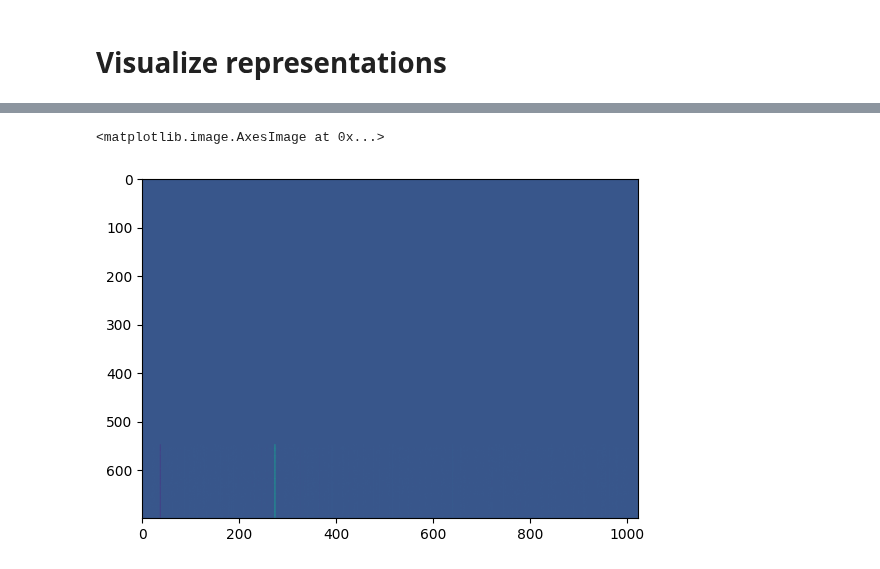
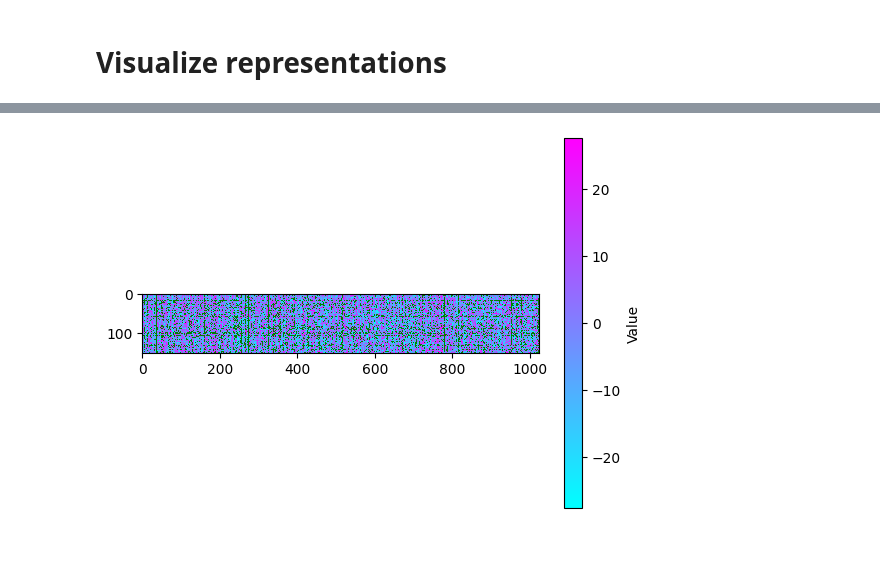
Before and after one commit to tfiedlerdev/pretraining-aware-hotprot, a Jupyter notebook: data_analysis_generation/_data_analysis.ipynb, the cells around one changed output, grey strips where cells are left out. Cells and saved outputs as stored; diff of their text form; code cells hidden in the pictures.

```diff
--- a/data_analysis_generation/_data_analysis.ipynb
+++ b/data_analysis_generation/_data_analysis.ipynb
@@ -426,20 +423,26 @@ Num train protein ids 57630
 # %%
 from thermostability.thermo_pregenerated_dataset import (
     ThermostabilityPregeneratedDataset,
-    zero_padding700,
+    zero_padding_700,
 )
 from torch.utils.data import DataLoader
 import torch
 import pylab as pl
 
-ds = ThermostabilityPregeneratedDataset(limit=2)
-dl = DataLoader(
-    ds,
-    batch_size=2,
-    shuffle=True,
-    num_workers=4,
-    collate_fn=zero_padding700,
-)
+ds = ThermostabilityPregeneratedDataset(limit=2, representation_key="s_s")
+#dl = DataLoader(
+#    ds,
+#    batch_size=2,
+#    shuffle=True,
+#    num_workers=4,
+#    collate_fn=zero_padding_700,
+#)
+#
+#inputs, labels = next(iter(dl))
+special_color = 'green'
 
-inputs, labels = next(iter(dl))
+# Create a custom colormap with the special color
+cmap = pl.cm.get_cmap('cool')
+cmap.set_over(special_color)  # Set special color for values greater than 27
+cmap.set_under(special_color)  # Set special color for values less than -27
 # %% [output]
@@ -452,5 +451,9 @@ pl.imshow(inputs[0].squeeze().tolist())
-# %%
-pl.imshow(inputs[1].squeeze().tolist())
-# %% [output]
-<matplotlib.image.AxesImage at 0x...>
-[figure, removed]
+# %%
+# display ds[0][0] with values greater than 27.55 with white color
+#print("juhu",np.ma.masked_greater(ds[0][0], 27.55))
+
+pl.imshow(ds[0][0].squeeze().tolist(), interpolation='nearest', cmap=cmap, vmin=-27.55, vmax=27.55)
+cbar = pl.colorbar()
+cbar.set_label('Value')
+# %% [output]
+[figure, added]
```
Also changed, not shown: parts of 6 cells of this notebook, 5 other files.
